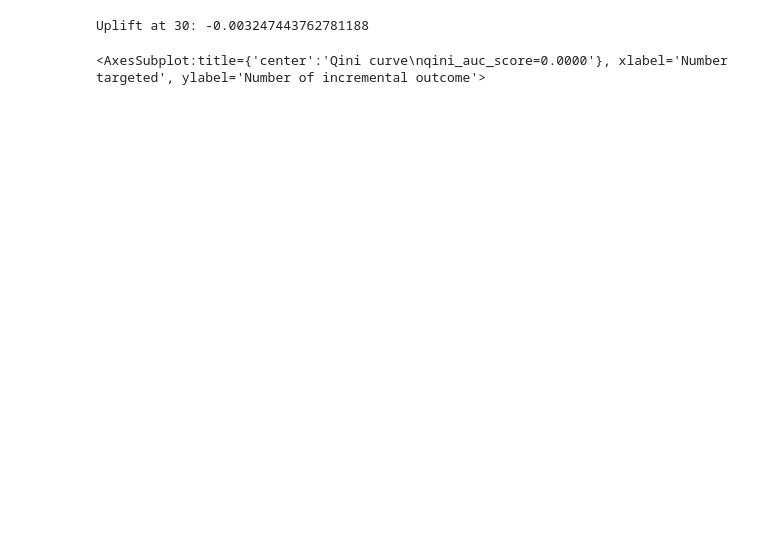
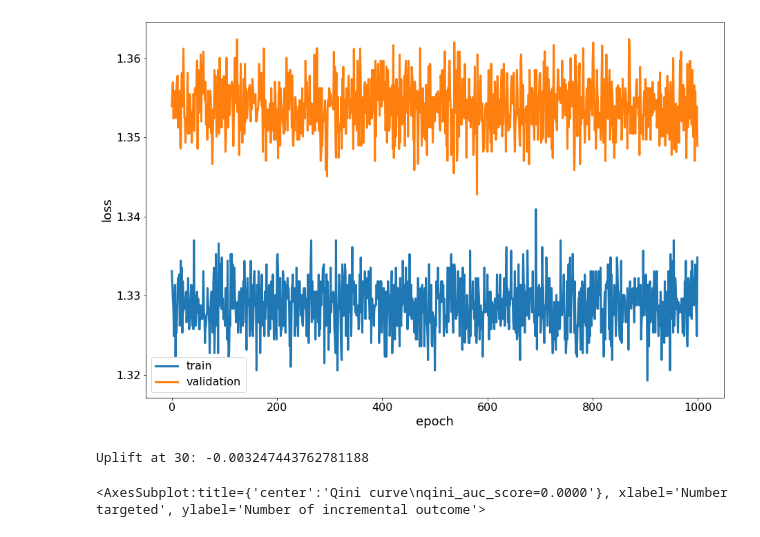
Before and after one commit to Arioll/Uplift-modeling, a Jupyter notebook: SMITE_new_loss.ipynb, the cells around one changed output. Saved outputs shown, nothing was run; the diff lists cells and outputs as text; code cells hidden in the pictures; blank space fills up the shorter version.

```diff
--- a/SMITE_new_loss.ipynb
+++ b/SMITE_new_loss.ipynb
@@ -215,3 +201,15 @@ Epoch 99         Loss train 26.2297      Accuracy test 0.496364          Loss te
+# %%
+plt.figure(figsize=(15,10))
+plt.plot(learn_train, label='train', linewidth=3)
+plt.plot(np.mean(learn_val, axis = 1), label='validation', linewidth=3)
+plt.xlabel('epoch', fontsize=18)
+plt.ylabel('loss', fontsize=18)
+plt.xticks(fontsize=16)
+plt.yticks(fontsize=16)
+
+plt.legend(fontsize=16);
+# %% [output]
+[figure, added]
 # %%
 from sklift.metrics import uplift_at_k
 
```
Also changed, not shown: parts of 4 cells of this notebook, 8 other files.
